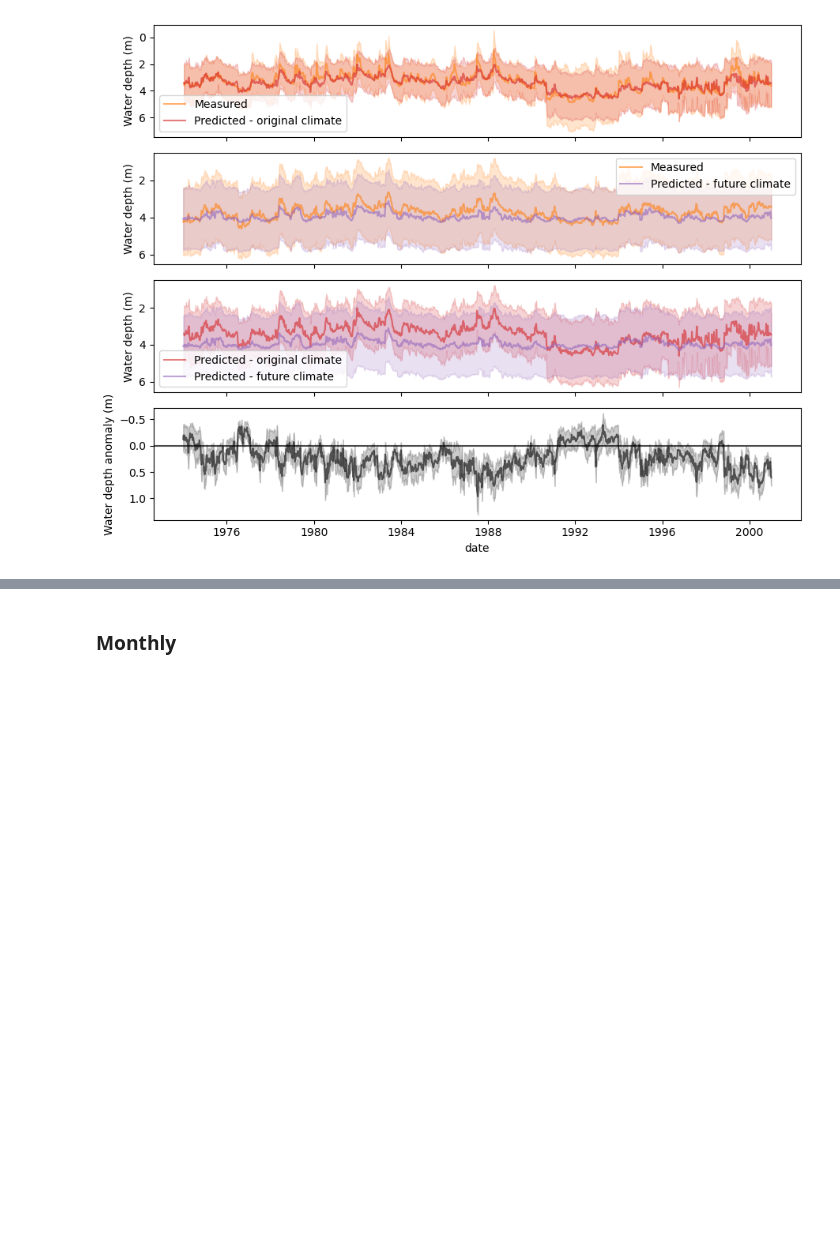
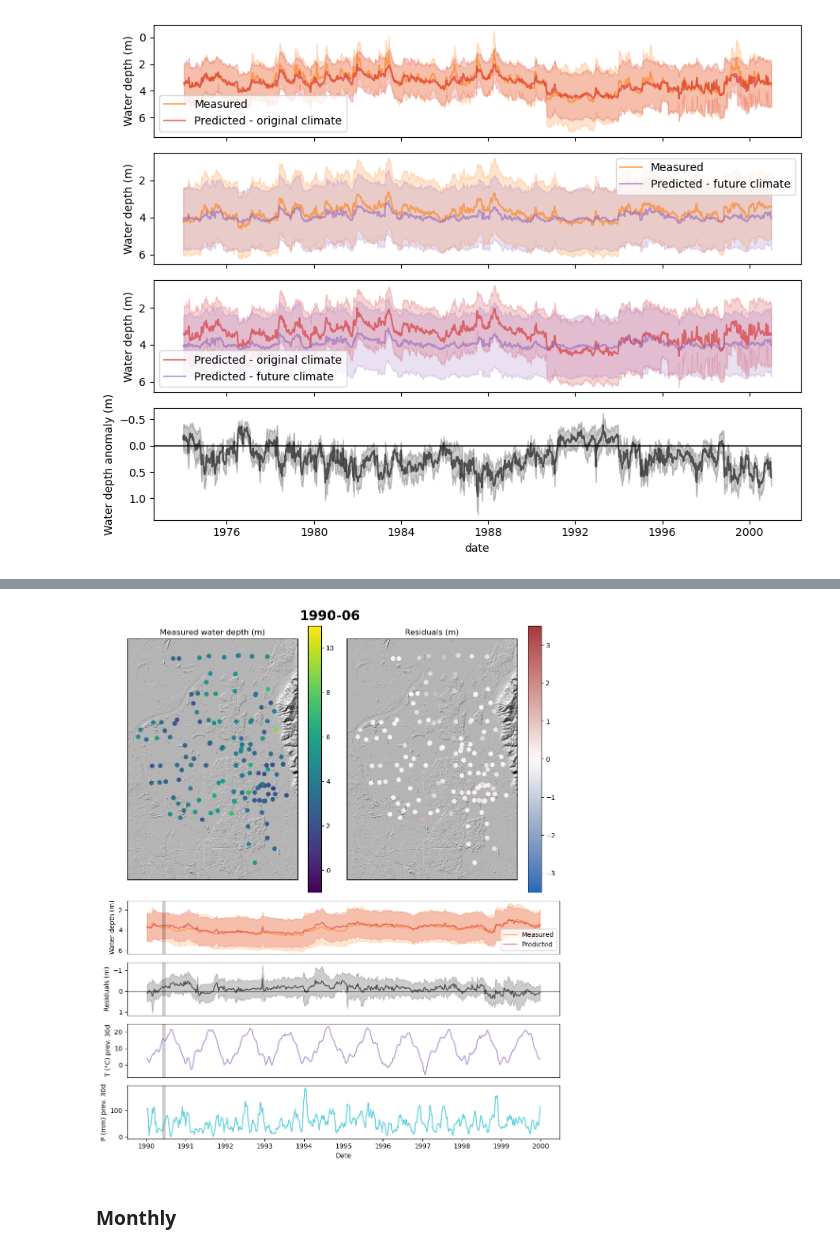
Before and after one commit to silandkyan/predict_groundwater, a Jupyter notebook: analyse_predictions.ipynb, the cells around one changed output, grey strips where cells are left out. Drawn from its saved outputs; the diff is of its cells as text; code cells hidden in the pictures; blank space fills up the shorter version.

```diff
--- a/analyse_predictions.ipynb
+++ b/analyse_predictions.ipynb
@@ -138,3 +256,15 @@ plot_compare_scenario(past_filtered, base_filtered, pred_filtered)
+# %%
+# filter data by date
+past_filtered = past.copy()
+past_filtered = past_filtered.loc[past_filtered['date'] > '1990']
+past_filtered = past_filtered.loc[past_filtered['date'] < '2000']
+# %%
+date = past_filtered['date'].unique()[22]
+df = past_filtered.loc[past_filtered['date'] == date]
+# %%
+plot_measured_pred_map(past_filtered, date, dem, dem_extent)
+# %% [output]
+[figure, added]
 # %% [markdown]
 ### Monthly
 # %%
```
Also changed, not shown: parts of 9 cells of this notebook, 3 other files.
